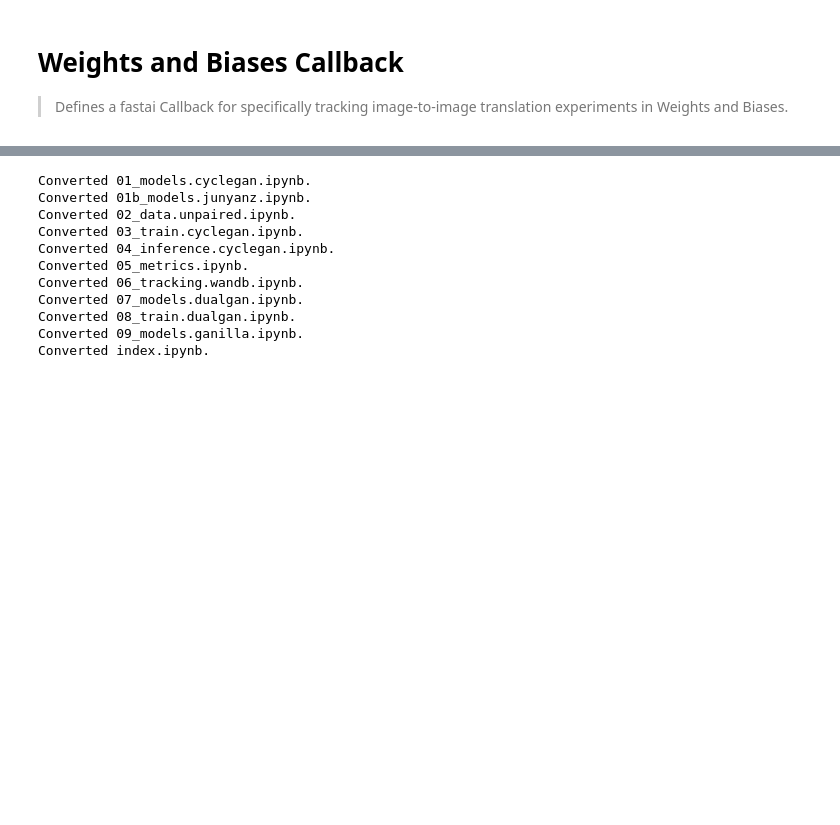
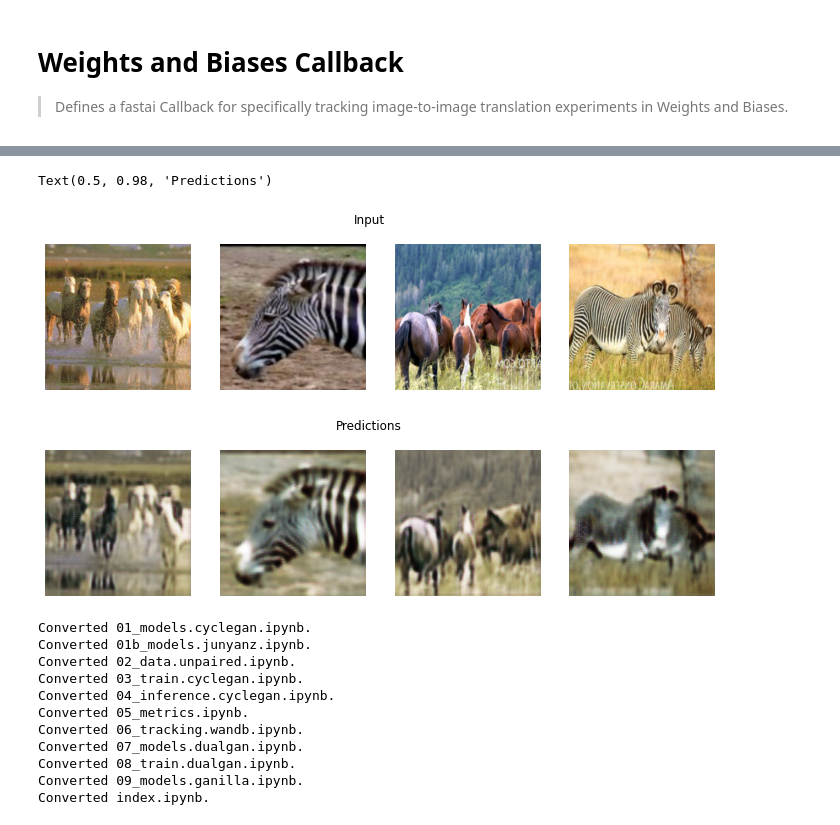
Before and after one commit to tmabraham/UPIT, a Jupyter notebook: nbs/06_tracking.wandb.ipynb, the cells around one changed output, grey strips where cells are left out. Cells and saved outputs as stored; diff of their text form; code cells hidden in the pictures; blank space fills up the shorter version.

```diff
--- a/nbs/06_tracking.wandb.ipynb
+++ b/nbs/06_tracking.wandb.ipynb
@@ -205,6 +207,16 @@ b = dls.one_batch()
 _,_,preds = learn.get_preds(dl=[b], with_decoded=True)
 # %% [output]
 [interactive output not drawn]
+# %%
+#cuda
+dls.show_batch((b[0], b[1]), max_n=2, show=True)
+plt.suptitle('Input')
+dls.show_batch((preds[1],preds[0]), max_n=2, show=True)
+plt.suptitle('Predictions')
+# %% [output]
+Text(0.5, 0.98, 'Predictions')
+[figure, added]
+[figure, added]
 # %%
 #hide
 from nbdev.export import notebook2script
```
Also changed, not shown: parts of 2 cells of this notebook, 1 other file.
